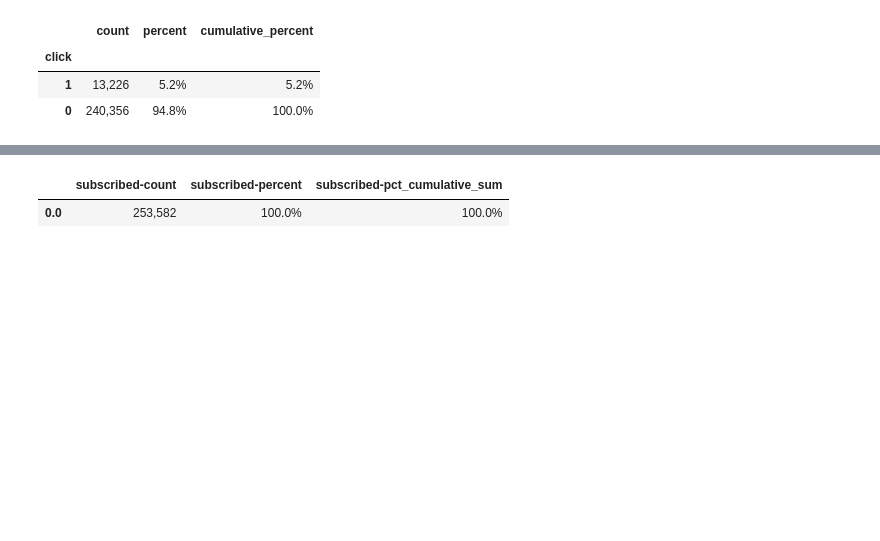
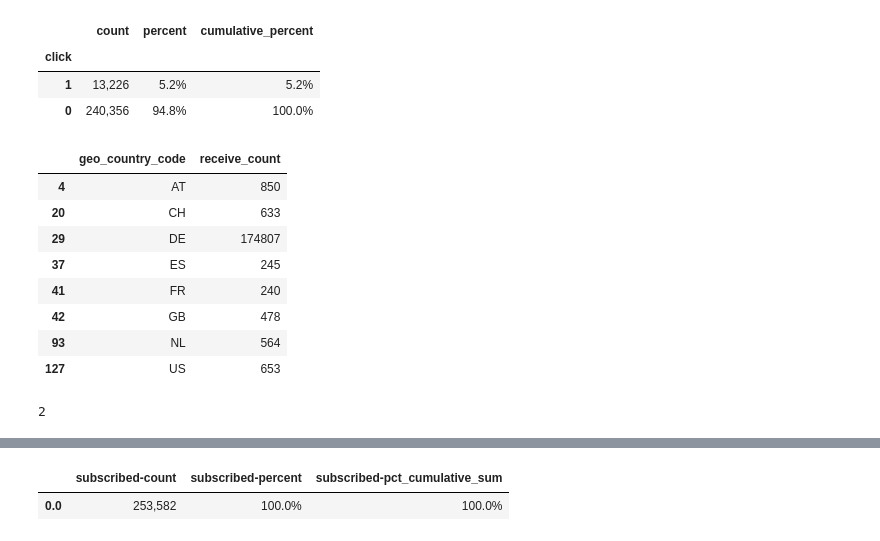
Before and after one commit to nazanin-zinouri/subclu, a Jupyter notebook: notebooks/pn_modeling/djb_03.00-2023-04-17-get_training_data_and_run_baseline_models.ipynb, the cells around one changed output, grey strips where cells are left out. Cells and saved outputs as stored; diff of their text form; code cells hidden in the pictures; blank space fills up the shorter version.

```diff
--- a/notebooks/pn_modeling/djb_03.00-2023-04-17-get_training_data_and_run_baseline_models.ipynb
+++ b/notebooks/pn_modeling/djb_03.00-2023-04-17-get_training_data_and_run_baseline_models.ipynb
@@ -385,6 +406,34 @@ value_counts_and_pcts(
 | click |  |  |  |
 | 1 | 13,226 | 5.2% | 5.2% |
 | 0 | 240,356 | 94.8% | 100.0% |
+# %%
+df_geo_receive_counts = (
+    df_train
+    .groupby(['geo_country_code'], as_index=False)
+    .agg(
+        **{'receive_count': ('receive', 'count')}
+    )
+)
+
+df_geos_over_200 = (
+    df_geo_receive_counts
+    [df_geo_receive_counts['receive_count'] >= 200]
+)
+df_geos_over_200
+# %% [output]
+|  | geo_country_code | receive_count |
+| 4 | AT | 850 |
+| 20 | CH | 633 |
+| 29 | DE | 174807 |
+| 37 | ES | 245 |
+| 41 | FR | 240 |
+| 42 | GB | 478 |
+| 93 | NL | 564 |
+| 127 | US | 653 |
+# %%
+(df_click_by_geo['geo_country_code'] == 'null').sum()
+# %% [output]
+2
 # %%
 df_click_by_geo = value_counts_and_pcts(
     df_train,
```
Also changed, not shown: parts of 6 cells of this notebook, 1 other file.
